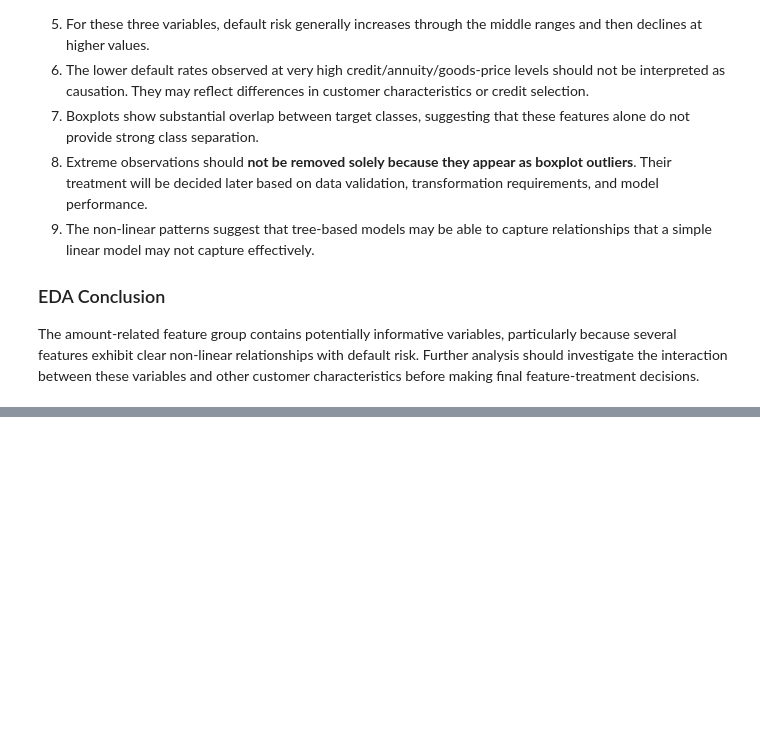
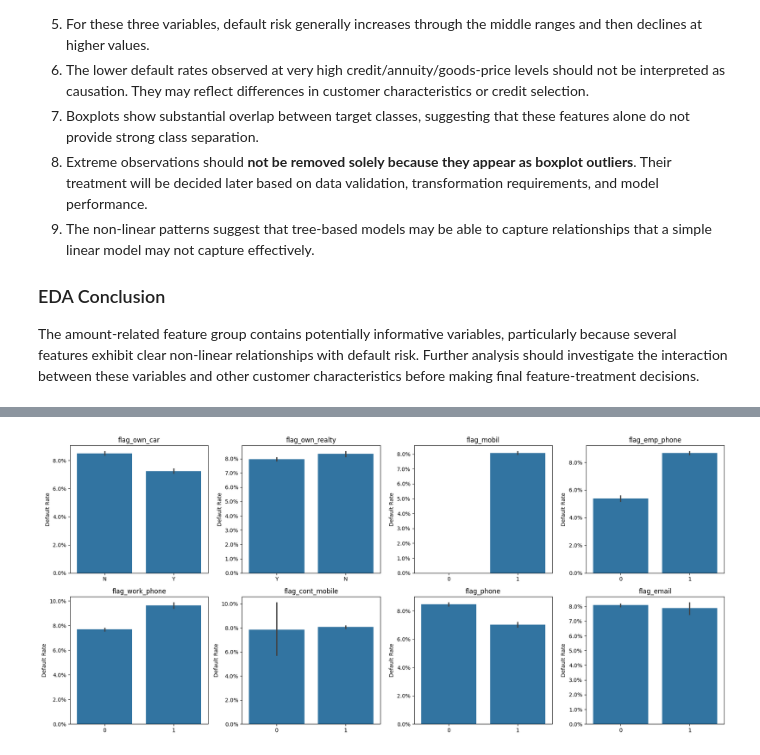
Before and after one commit to Roxy099/data_science_project, a Jupyter notebook: notebooks/baseline_model.ipynb, the cells around one changed output, grey strips where cells are left out. Saved outputs shown, nothing was run; the diff lists cells and outputs as text; code cells hidden in the pictures; blank space fills up the shorter version.

```diff
--- a/notebooks/baseline_model.ipynb
+++ b/notebooks/baseline_model.ipynb
@@ -2348,3 +2348,11 @@ Therefore:
 ### EDA Conclusion
 
 The amount-related feature group contains potentially informative variables, particularly because several features exhibit clear non-linear relationships with default risk. Further analysis should investigate the interaction between these variables and other customer characteristics before making final feature-treatment decisions.
+# %%
+flag_related_features=[  'flag_own_car','flag_own_realty','flag_mobil','flag_emp_phone','flag_work_phone',
+                         'flag_cont_mobile','flag_phone','flag_email']
+# %%
+for col in flag_related_features:
+    print(f"\n{col}")
+    print(application_df[col].value_counts(dropna=False))
+    print(application_df[col].value_counts(normalize=True, dropna=False) * 100)
@@ -2350,0 +2386,13 @@ The amount-related feature group contains potentially informative variables, par
+# %%
+for col in flag_related_features:
+    print(f"\n{'='*50}")
+    print(col)
+
+    result = (
+        application_df.groupby(col)['target']
+          .agg(['count', 'sum'])
+    )
+
+    result['default_rate'] = result['sum'] / result['count'] * 100
+
+    print(result)
@@ -2350,0 +2499,26 @@ The amount-related feature group contains potentially informative variables, par
+# %%
+from matplotlib.ticker import PercentFormatter
+
+fig, axes = plt.subplots(2, 4, figsize=(18, 8))
+
+axes = axes.flatten()
+
+for ax, col in zip(axes, flag_related_features):
+
+    sns.barplot(
+        data=application_df,
+        x=col,
+        y='target',
+        estimator='mean',
+        ax=ax
+    )
+
+    ax.set_title(col)
+    ax.set_xlabel('')
+    ax.set_ylabel('Default Rate')
+    ax.yaxis.set_major_formatter(PercentFormatter(1))
+
+plt.tight_layout()
+plt.show()
+# %% [output]
+[figure, added]
```
Also changed, not shown: parts of 30 cells of this notebook.
